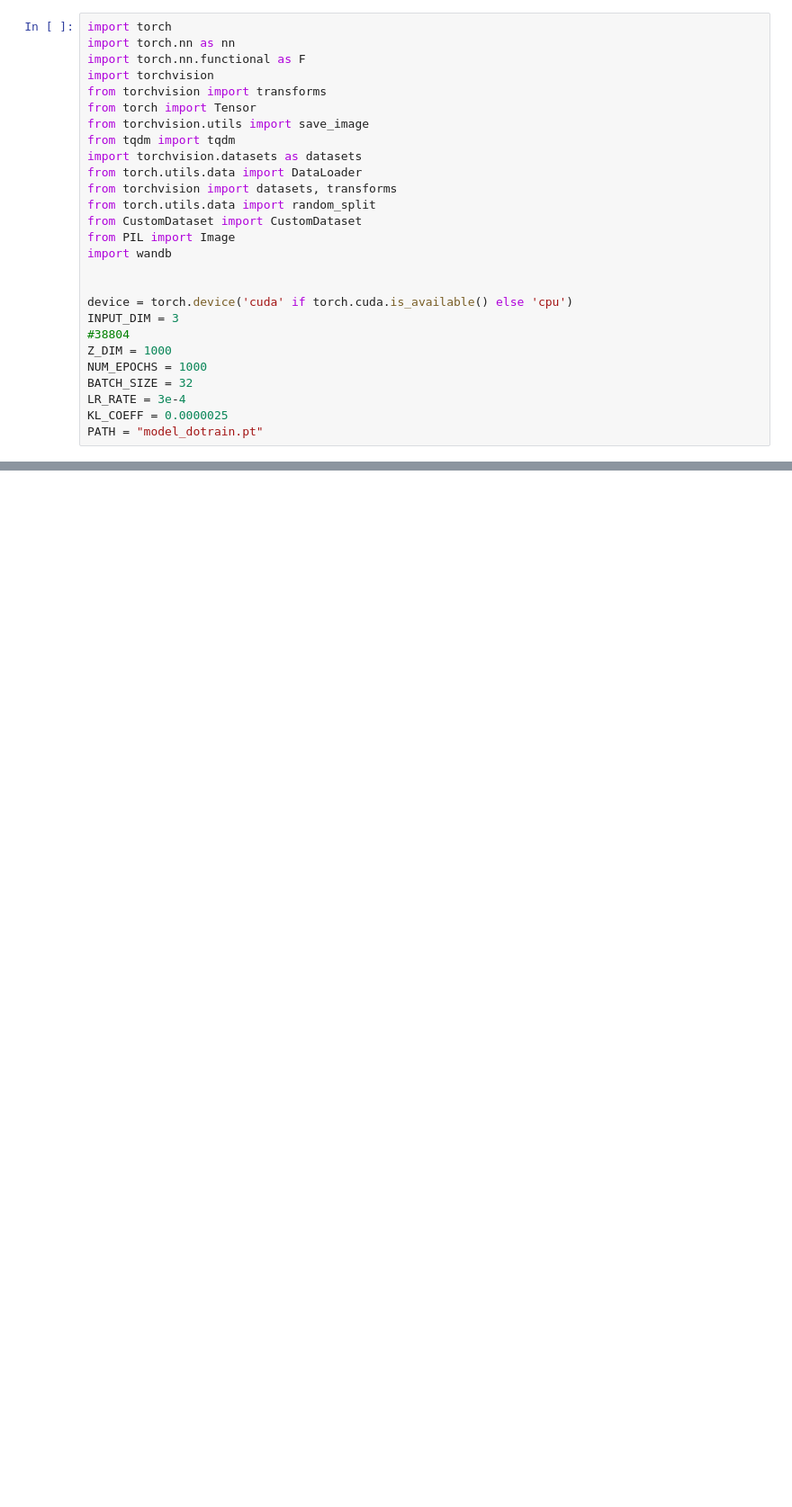
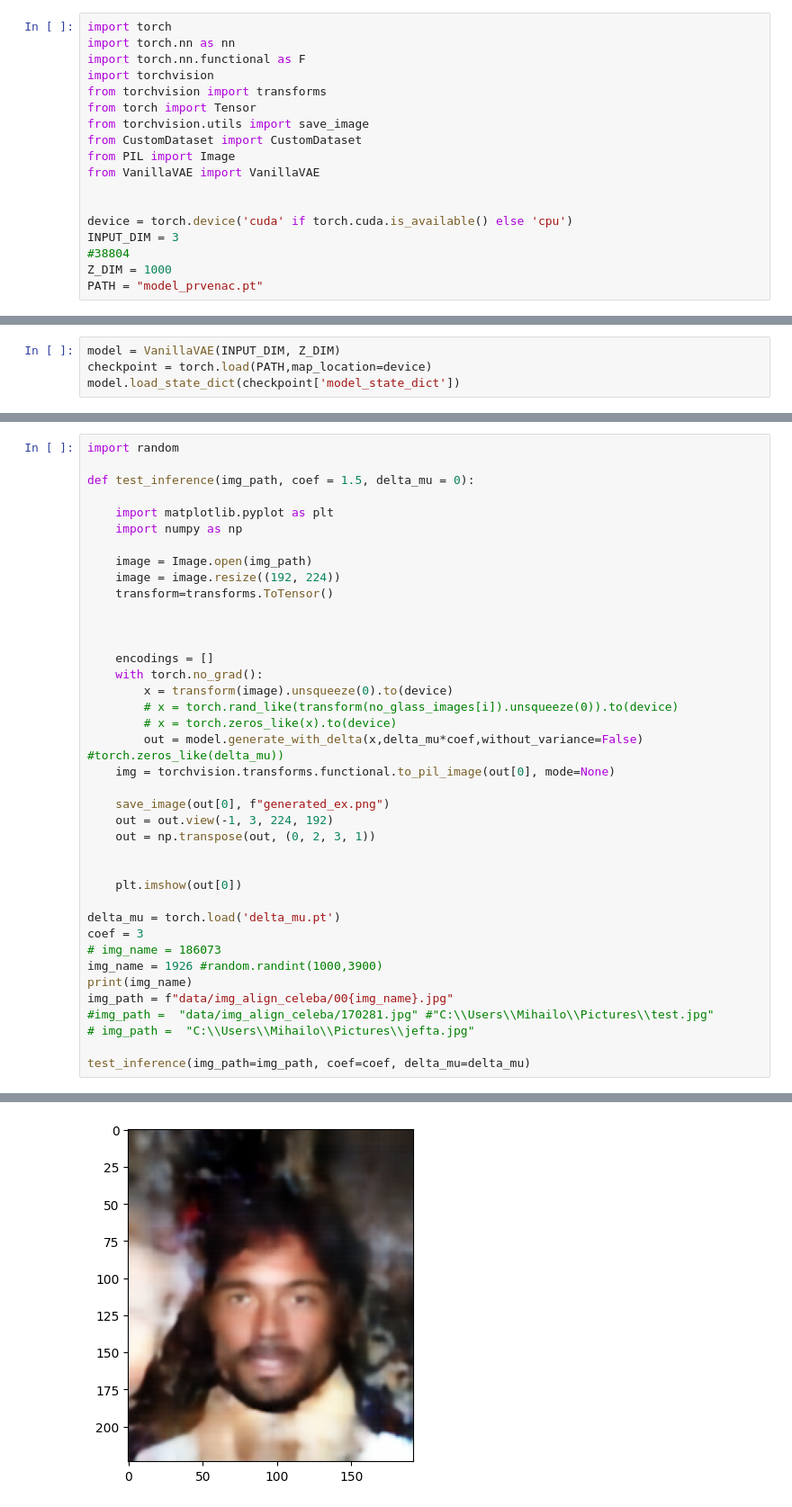
Before and after one commit to ijevtic/face-features-vae-psiml9, a Jupyter notebook: inference_test.ipynb, the cells around one changed output, grey strips where cells are left out. Shown at 90% size. Drawn from its saved outputs; the diff is of its cells as text; blank space fills up the shorter version.

```diff
--- a/inference_test.ipynb
+++ b/inference_test.ipynb
@@ -6,22 +6,13 @@ import torchvision
 from torchvision import transforms
 from torch import Tensor
 from torchvision.utils import save_image
-from tqdm import tqdm
-import torchvision.datasets as datasets
-from torch.utils.data import DataLoader
-from torchvision import datasets, transforms
-from torch.utils.data import random_split
 from CustomDataset import CustomDataset
 from PIL import Image
-import wandb
+from VanillaVAE import VanillaVAE
 
 
 device = torch.device('cuda' if torch.cuda.is_available() else 'cpu')
 INPUT_DIM = 3
 #38804
 Z_DIM = 1000
-NUM_EPOCHS = 1000
-BATCH_SIZE = 32
-LR_RATE = 3e-4
-KL_COEFF = 0.0000025
-PATH = "model_dotrain.pt"
+PATH = "model_prvenac.pt"
@@ -320,0 +19,4 @@ test_inference()
+# %%
+model = VanillaVAE(INPUT_DIM, Z_DIM)
+checkpoint = torch.load(PATH,map_location=device)
+model.load_state_dict(checkpoint['model_state_dict'])
@@ -320,0 +25,40 @@ test_inference()
+# %%
+import random
+
+def test_inference(img_path, coef = 1.5, delta_mu = 0):
+
+    import matplotlib.pyplot as plt
+    import numpy as np
+
+    image = Image.open(img_path)
+    image = image.resize((192, 224))
+    transform=transforms.ToTensor()
+
+
+
+    encodings = []
+    with torch.no_grad():
+        x = transform(image).unsqueeze(0).to(device)
+        # x = torch.rand_like(transform(no_glass_images[i]).unsqueeze(0)).to(device)
+        # x = torch.zeros_like(x).to(device)
+        out = model.generate_with_delta(x,delta_mu*coef,without_variance=False) #torch.zeros_like(delta_mu))
+    img = torchvision.transforms.functional.to_pil_image(out[0], mode=None)
+
+    save_image(out[0], f"generated_ex.png")
+    out = out.view(-1, 3, 224, 192)
+    out = np.transpose(out, (0, 2, 3, 1))
+
+
+    plt.imshow(out[0])
+
+delta_mu = torch.load('delta_mu.pt')
+coef = 3
+# img_name = 186073
+img_name = 1926 #random.randint(1000,3900)
+print(img_name)
+img_path = f"data/img_align_celeba/00{img_name}.jpg"
+#img_path =  "data/img_align_celeba/170281.jpg" #"C:\\Users\\Mihailo\\Pictures\\test.jpg"
+# img_path =  "C:\\Users\\Mihailo\\Pictures\\jefta.jpg"
+
+test_inference(img_path=img_path, coef=coef, delta_mu=delta_mu)
+# %% [output]
@@ -320,0 +67 @@ test_inference()
+[figure, added]
```
Also changed, not shown: parts of 9 cells of this notebook, 8 other files.
